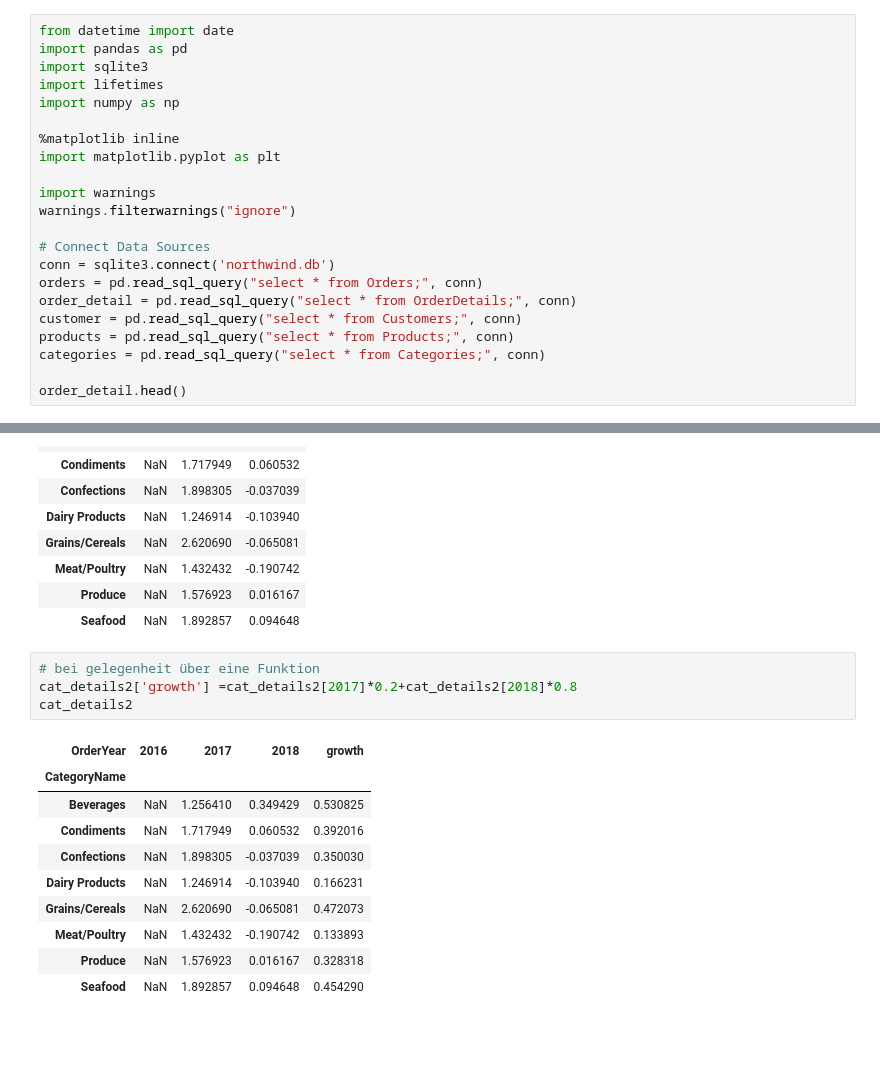
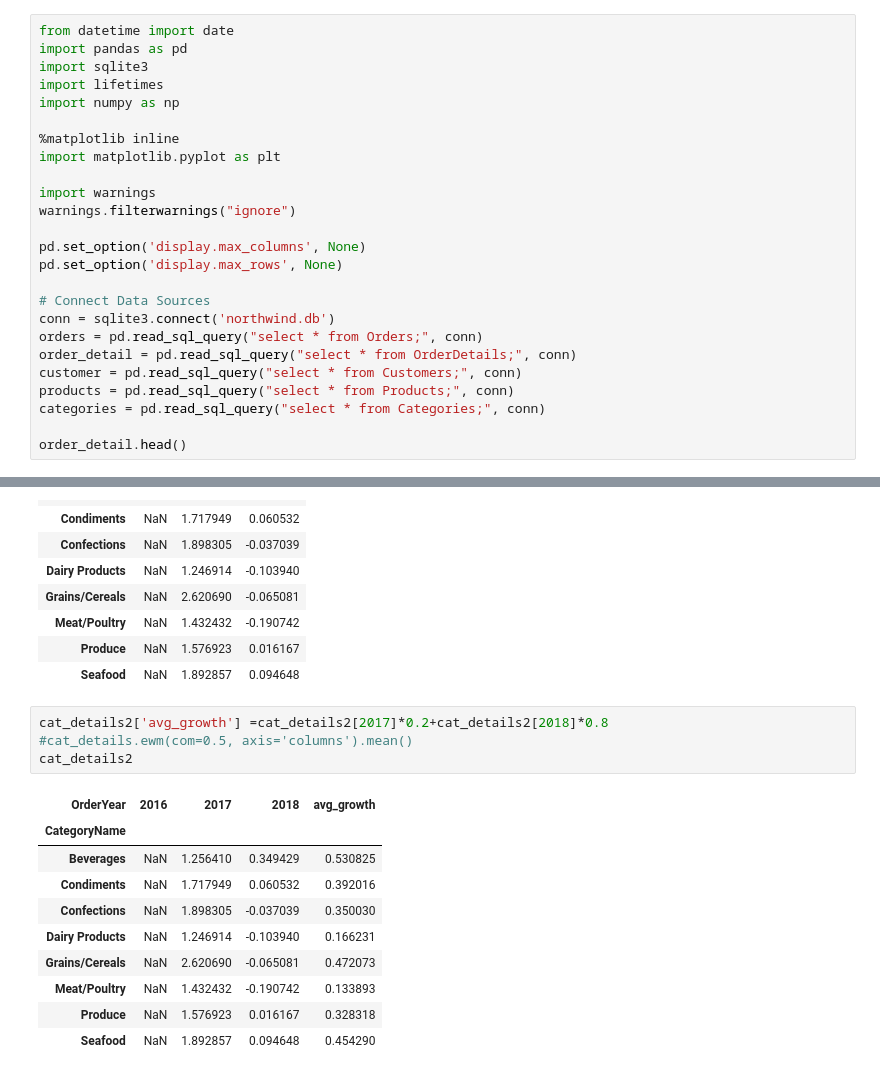
Before and after one commit to JGruettner/comprehensive_crm, a Jupyter notebook: Forecast_Deep.ipynb, the cells around one changed output, grey strips where cells are left out. Cells and saved outputs as stored; diff of their text form; blank space fills up the shorter version.

```diff
--- a/Forecast_Deep.ipynb
+++ b/Forecast_Deep.ipynb
@@ -28,6 +28,9 @@ import matplotlib.pyplot as plt
 import warnings
 warnings.filterwarnings("ignore")
 
+pd.set_option('display.max_columns', None)
+pd.set_option('display.max_rows', None)
+
 # Connect Data Sources
 conn = sqlite3.connect('northwind.db')
 orders = pd.read_sql_query("select * from Orders;", conn)
@@ -403,11 +387,11 @@ cat_details2
 | Produce | NaN | 1.576923 | 0.016167 |
 | Seafood | NaN | 1.892857 | 0.094648 |
 # %%
-# bei gelegenheit über eine Funktion
-cat_details2['growth'] =cat_details2[2017]*0.2+cat_details2[2018]*0.8
+cat_details2['avg_growth'] =cat_details2[2017]*0.2+cat_details2[2018]*0.8
+#cat_details.ewm(com=0.5, axis='columns').mean()
 cat_details2
 # %% [output]
-| OrderYear | 2016 | 2017 | 2018 | growth |
+| OrderYear | 2016 | 2017 | 2018 | avg_growth |
 | CategoryName |  |  |  |  |
 | Beverages | NaN | 1.256410 | 0.349429 | 0.530825 |
 | Condiments | NaN | 1.717949 | 0.060532 | 0.392016 |
```
Also changed, not shown: parts of 22 cells of this notebook.
